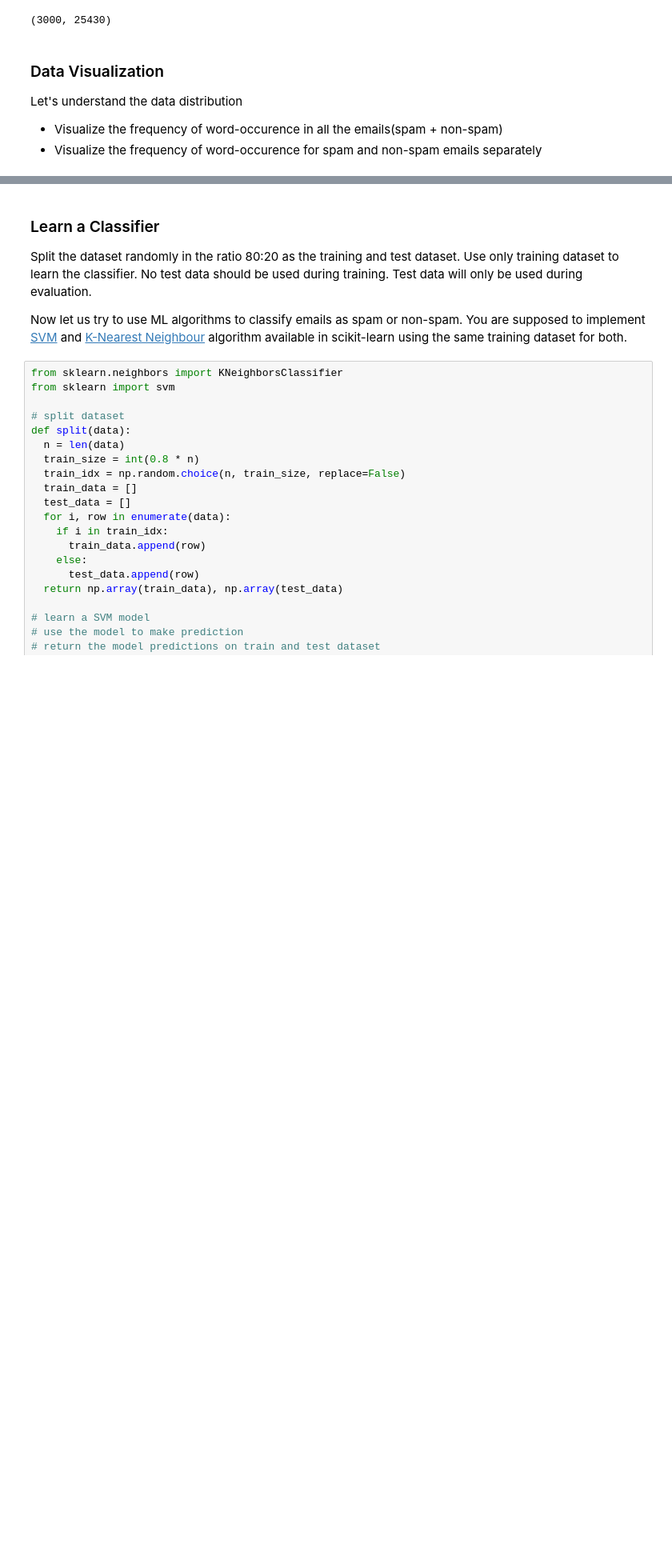
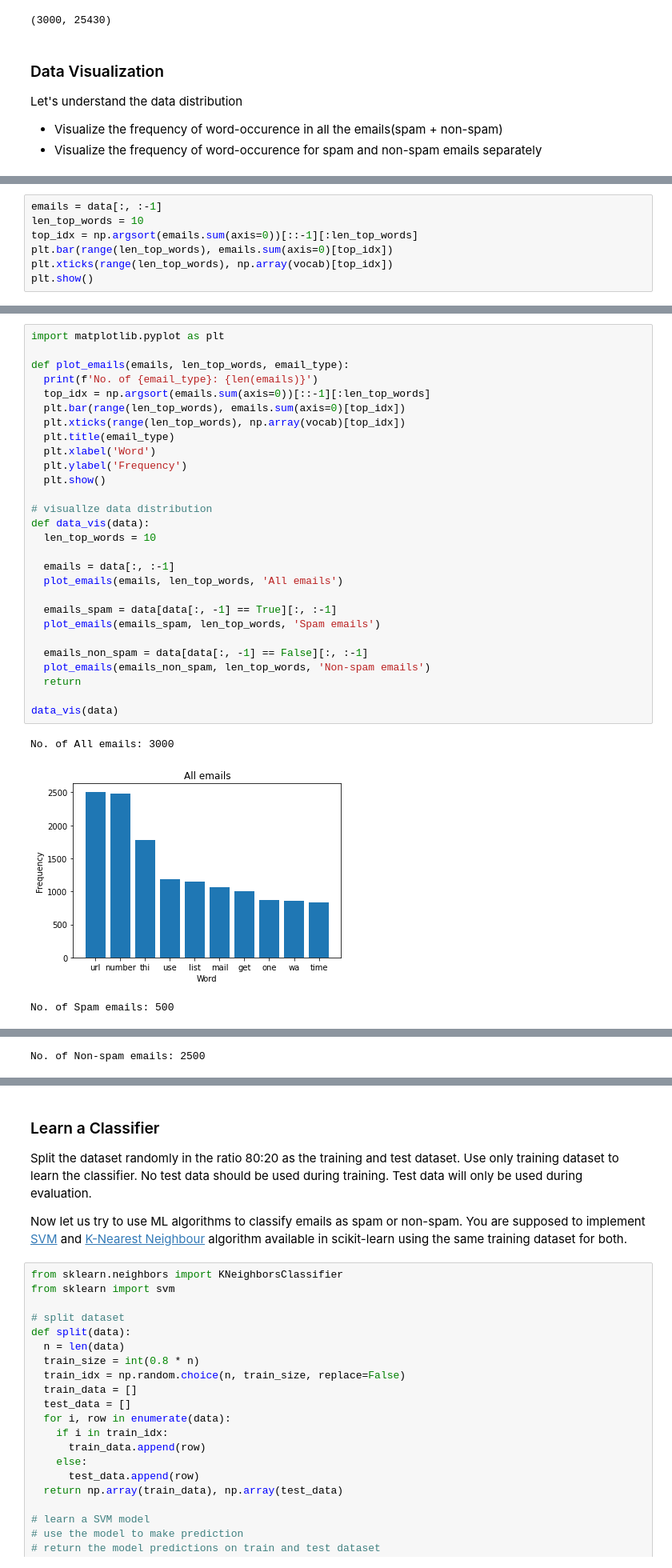
Before and after one commit to yashbg/spam-classifier, a Jupyter notebook: python_assignment.ipynb, the cells around one changed output, grey strips where cells are left out. Shown at 80% size. Cells and saved outputs as stored; diff of their text form; blank space fills up the shorter version.

```diff
--- a/python_assignment.ipynb
+++ b/python_assignment.ipynb
@@ -130,0 +115,7 @@ plt.plot(range(len_top_words), data.sum(axis=0)[top_idx])
+# %%
+emails = data[:, :-1]
+len_top_words = 10
+top_idx = np.argsort(emails.sum(axis=0))[::-1][:len_top_words]
+plt.bar(range(len_top_words), emails.sum(axis=0)[top_idx])
+plt.xticks(range(len_top_words), np.array(vocab)[top_idx])
+plt.show()
@@ -145,0 +150,32 @@ data_vis(data)
+# %%
+import matplotlib.pyplot as plt
+
+def plot_emails(emails, len_top_words, email_type):
+  print(f'No. of {email_type}: {len(emails)}')
+  top_idx = np.argsort(emails.sum(axis=0))[::-1][:len_top_words]
+  plt.bar(range(len_top_words), emails.sum(axis=0)[top_idx])
+  plt.xticks(range(len_top_words), np.array(vocab)[top_idx])
+  plt.title(email_type)
+  plt.xlabel('Word')
+  plt.ylabel('Frequency')
+  plt.show()
+
+# visuallze data distribution
+def data_vis(data):
+  len_top_words = 10
+
+  emails = data[:, :-1]
+  plot_emails(emails, len_top_words, 'All emails')
+
+  emails_spam = data[data[:, -1] == True][:, :-1]
+  plot_emails(emails_spam, len_top_words, 'Spam emails')
+
+  emails_non_spam = data[data[:, -1] == False][:, :-1]
+  plot_emails(emails_non_spam, len_top_words, 'Non-spam emails')
+  return
+
+data_vis(data)
+# %% [output]
+No. of All emails: 3000
+[figure, added]
+No. of Spam emails: 500
@@ -145,0 +183 @@ data_vis(data)
+No. of Non-spam emails: 2500
```
Also changed, not shown: parts of 10 cells of this notebook.
